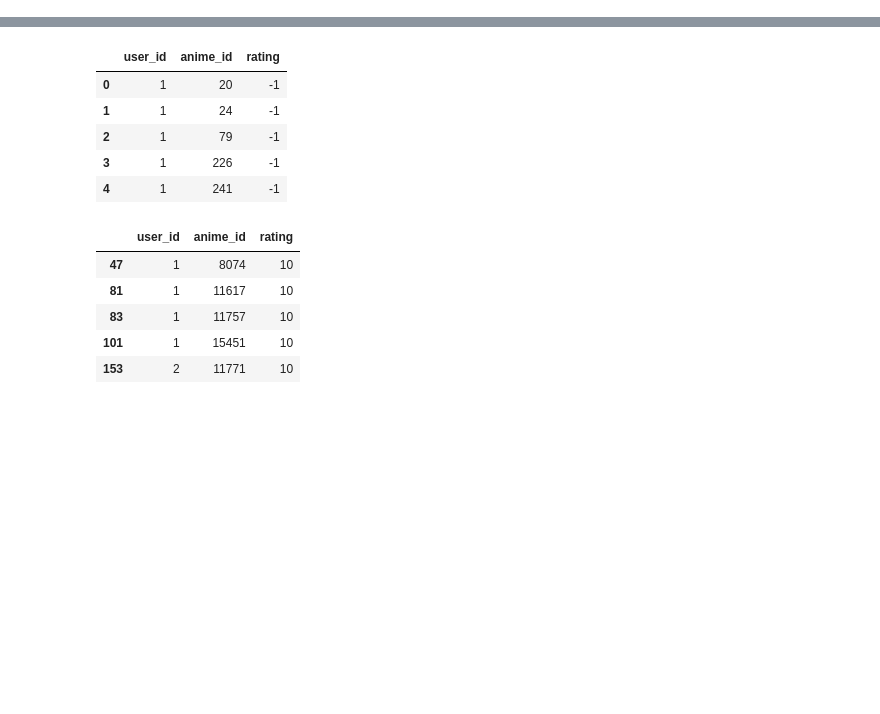
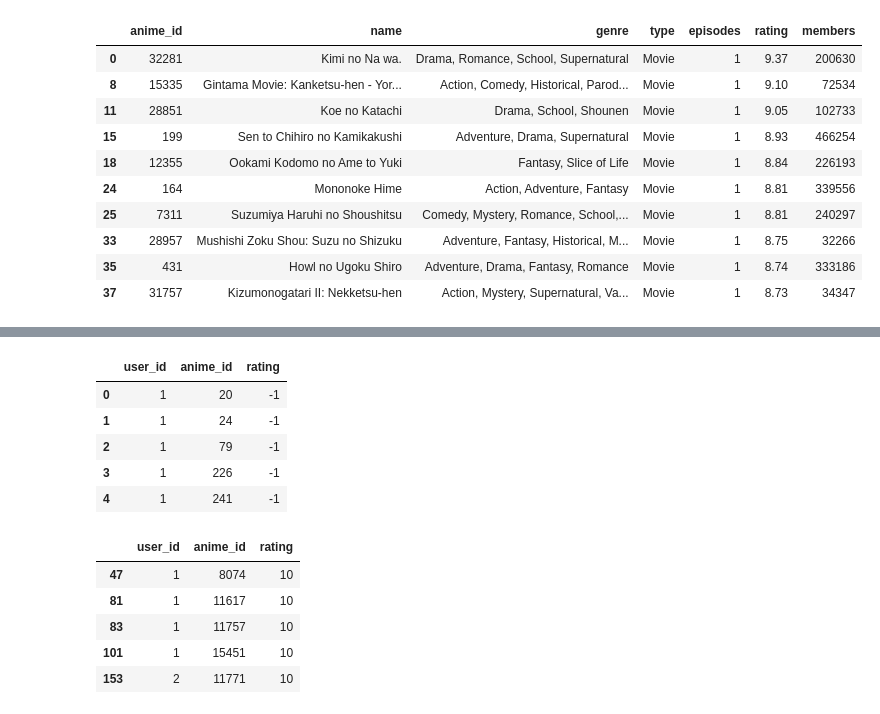
Before and after one commit to Dinorobie/ETLANIME, a Jupyter notebook: data_cleaning.ipynb, the cells around one changed output, grey strips where cells are left out. Saved outputs shown, nothing was run; the diff lists cells and outputs as text; code cells hidden in the pictures; blank space fills up the shorter version.

```diff
--- a/data_cleaning.ipynb
+++ b/data_cleaning.ipynb
@@ -3,0 +84,15 @@ import numpy as np
+# %%
+#Top 10 anime by global rating = Movie (with at least 100 member ratings)
+anime.loc[(anime['members'] > 100)&(anime['type'] == 'Movie'),:].sort_values('rating', ascending= False).head(10)
+# %% [output]
+|  | anime_id | name | genre | type | episodes | rating | members |
+| 0 | 32281 | Kimi no Na wa. | Drama, Romance, School, Supernatural | Movie | 1 | 9.37 | 200630 |
+| 8 | 15335 | Gintama Movie: Kanketsu-hen - Yor... | Action, Comedy, Historical, Parod... | Movie | 1 | 9.10 | 72534 |
+| 11 | 28851 | Koe no Katachi | Drama, School, Shounen | Movie | 1 | 9.05 | 102733 |
+| 15 | 199 | Sen to Chihiro no Kamikakushi | Adventure, Drama, Supernatural | Movie | 1 | 8.93 | 466254 |
+| 18 | 12355 | Ookami Kodomo no Ame to Yuki | Fantasy, Slice of Life | Movie | 1 | 8.84 | 226193 |
+| 24 | 164 | Mononoke Hime | Action, Adventure, Fantasy | Movie | 1 | 8.81 | 339556 |
+| 25 | 7311 | Suzumiya Haruhi no Shoushitsu | Comedy, Mystery, Romance, School,... | Movie | 1 | 8.81 | 240297 |
+| 33 | 28957 | Mushishi Zoku Shou: Suzu no Shizuku | Adventure, Fantasy, Historical, M... | Movie | 1 | 8.75 | 32266 |
+| 35 | 431 | Howl no Ugoku Shiro | Adventure, Drama, Fantasy, Romance | Movie | 1 | 8.74 | 333186 |
+| 37 | 31757 | Kizumonogatari II: Nekketsu-hen | Action, Mystery, Supernatural, Va... | Movie | 1 | 8.73 | 34347 |
```
Also changed, not shown: parts of 20 cells of this notebook, 2 other files.
